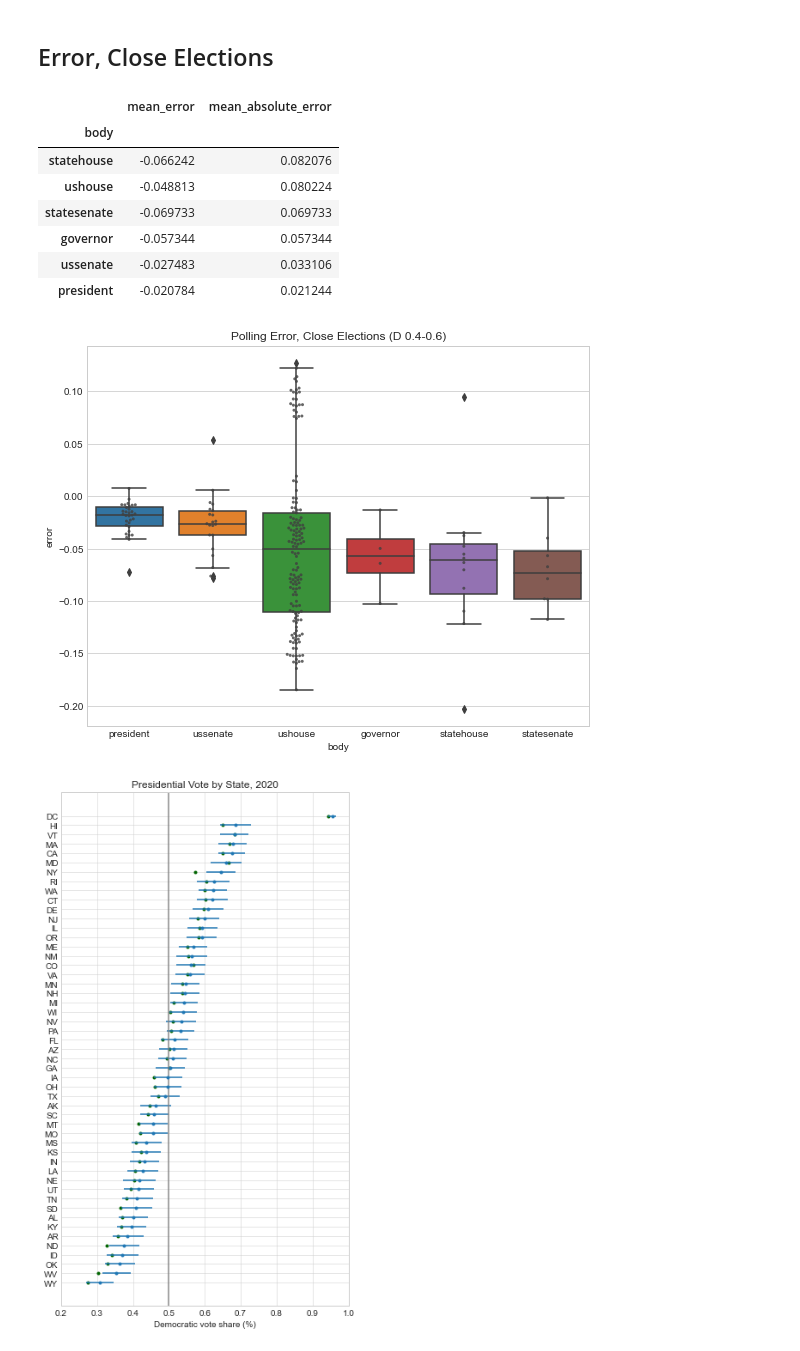
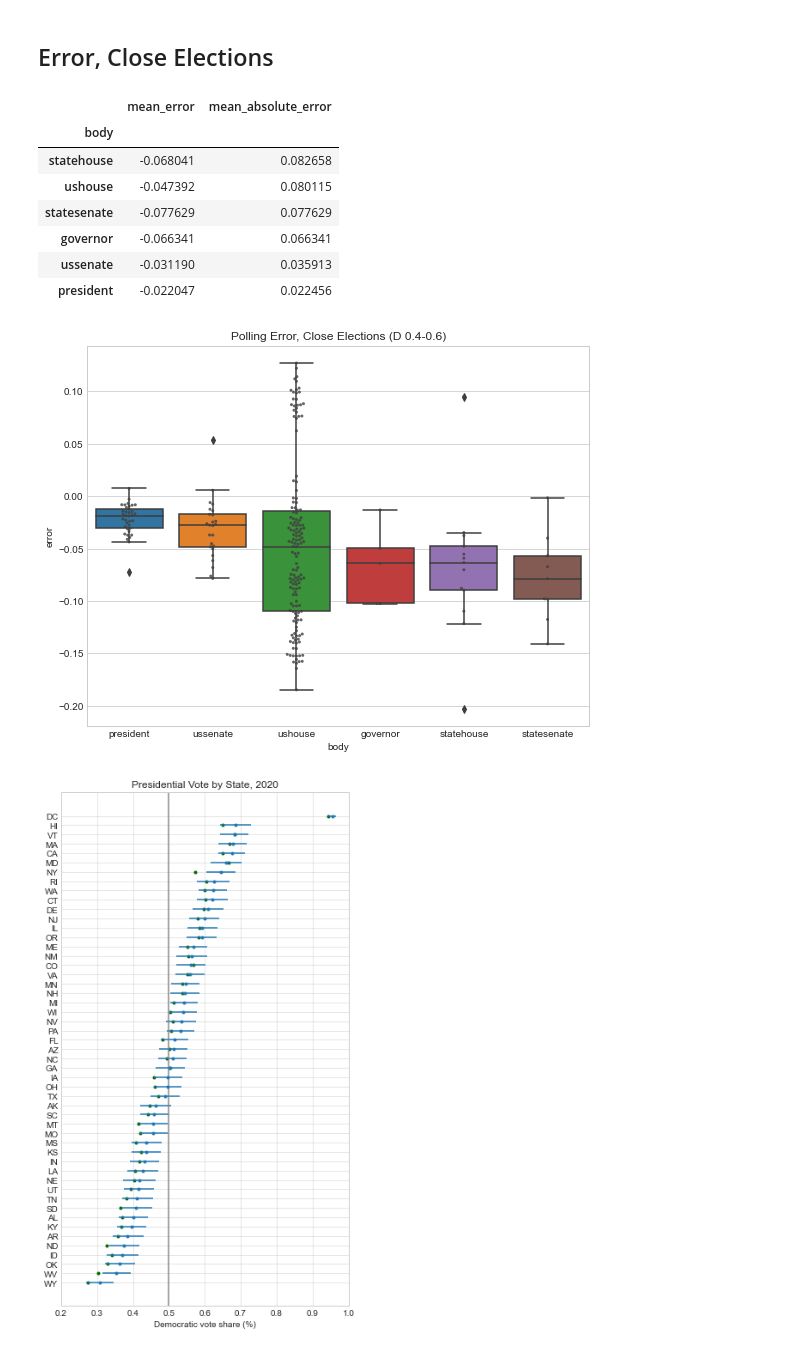
Before and after one commit to psthomas/elections-meta, a Jupyter notebook: evaluate.ipynb, the cells around one changed output. Cells and saved outputs as stored; diff of their text form; code cells hidden in the pictures.

Commit message:
Update close error query

```diff
--- a/evaluate.ipynb
+++ b/evaluate.ipynb
@@ -242,35 +242,40 @@ plt.show()
 # %%
 # TODO: Do you want error based on dem_result 0.4-0.6, or your projection 0.4-0.6?
 # Or both? Error inside out, or outside in will be ignored in either case.
-close_error = projected.query('0.4 < dem_result < 0.6').groupby(by='body').agg(
+# So I think including both is the right approach, because if you projected it to
+# be close and it wasn't is still influenced your power values and should be included.
+close_error = projected.query('(0.4 < dem_result < 0.6) or (0.4 < projection < 0.6)')
+#close_error.query('0.4 < projection > 0.6').sort_values(by='absolute_error', ascending=False)
+#close_error.query('0.4 < dem_result > 0.6').sort_values(by='absolute_error', ascending=False)
+close_error_seat = close_error.groupby(by='body').agg(
         mean_error=('error', 'mean'),
         mean_absolute_error = ('absolute_error','mean')
     ).sort_values(by='mean_absolute_error', ascending=False) #.style.background_gradient()
 
 m.output_table(close_error, out_str.format('close_error.html'))
-close_error
+close_error_seat
 # %% [output]
 |  | mean_error | mean_absolute_error |
 | body |  |  |
-| statehouse | -0.066242 | 0.082076 |
-| ushouse | -0.048813 | 0.080224 |
-| statesenate | -0.069733 | 0.069733 |
-| governor | -0.057344 | 0.057344 |
-| ussenate | -0.027483 | 0.033106 |
-| president | -0.020784 | 0.021244 |
+| statehouse | -0.068041 | 0.082658 |
+| ushouse | -0.047392 | 0.080115 |
+| statesenate | -0.077629 | 0.077629 |
+| governor | -0.066341 | 0.066341 |
+| ussenate | -0.031190 | 0.035913 |
+| president | -0.022047 | 0.022456 |
 # %%
 low = 0.4
 high = 0.6
 
 fig, ax = plt.subplots(figsize=(9, 7))
 ax.set_title('Polling Error, Close Elections (D 0.4-0.6)')
-sns.boxplot(data=projected.query('@low < dem_result < @high'), x='body', y='error', ax=ax)
-sns.swarmplot(data=projected.query('@low < dem_result < @high'),
-    x='body', y='error', color=".25", size=3, alpha=0.8, ax=ax)
+sns.boxplot(data=close_error, x='body', y='error', ax=ax)
+sns.swarmplot(data=close_error, x='body', y='error', color=".25",
+    size=3, alpha=0.8, ax=ax)
 plt.savefig(out_str.format('close_error.png', bbox_inches='tight'))
 plt.show()
 # %% [output]
-[figure, old version]
+[figure, new version]
 # %%
 def reproduce_seatplots(df):
     temp = df.copy()
```
Also changed, not shown: 3 other files.
